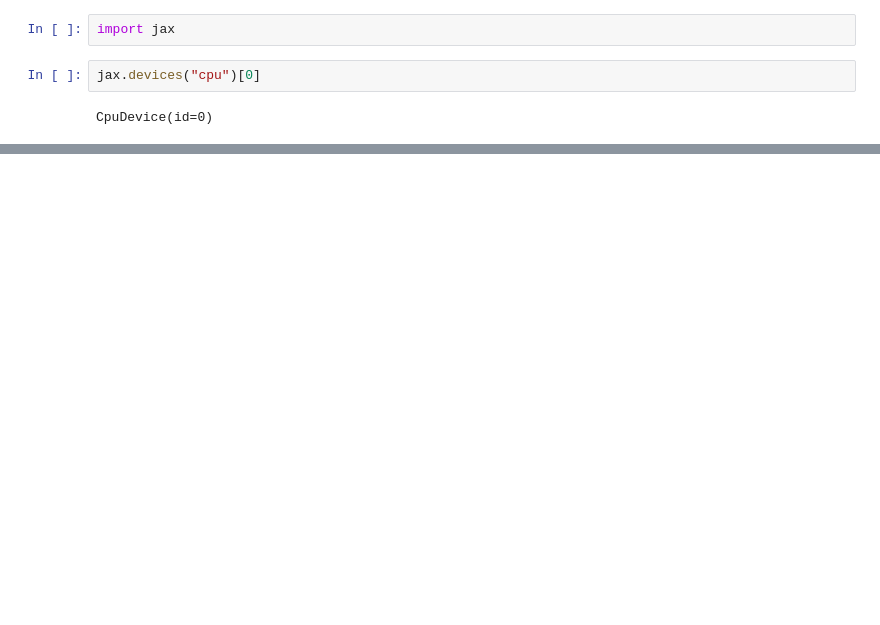
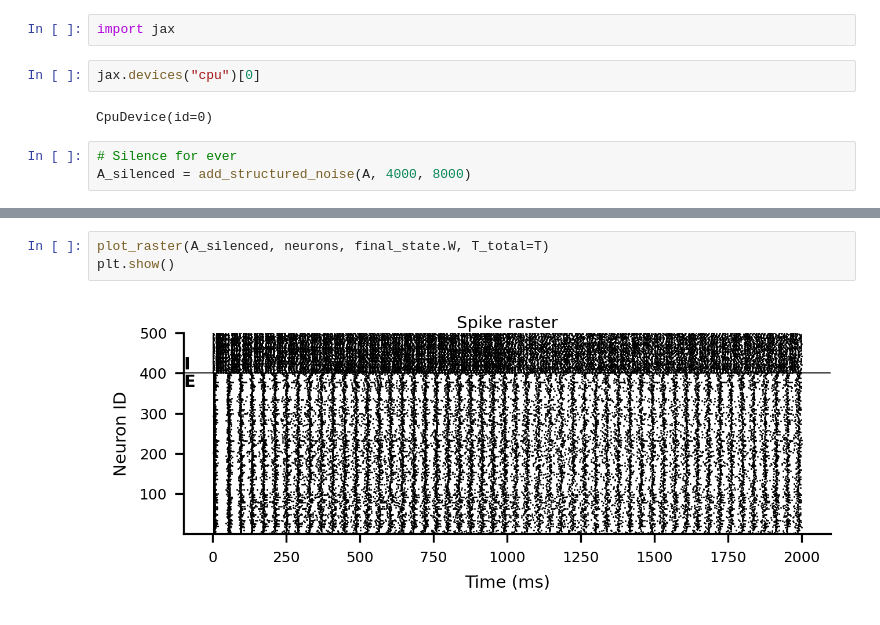
Before and after one commit to mjadiaz/rnjax, a Jupyter notebook: notebooks/resilience_measures.ipynb, the cells around one changed output, grey strips where cells are left out. Saved outputs shown, nothing was run; the diff lists cells and outputs as text; blank space fills up the shorter version.

```diff
--- a/notebooks/resilience_measures.ipynb
+++ b/notebooks/resilience_measures.ipynb
@@ -182,3 +212,6 @@ import jax
 jax.devices("cpu")[0]
 # %% [output]
 CpuDevice(id=0)
+# %%
+# Silence for ever
+A_silenced = add_structured_noise(A, 4000, 8000)
@@ -184,0 +245,5 @@ CpuDevice(id=0)
+# %%
+plot_raster(A_silenced, neurons, final_state.W, T_total=T)
+plt.show()
+# %% [output]
+[figure, added]
```
Also changed, not shown: parts of 23 cells of this notebook.
